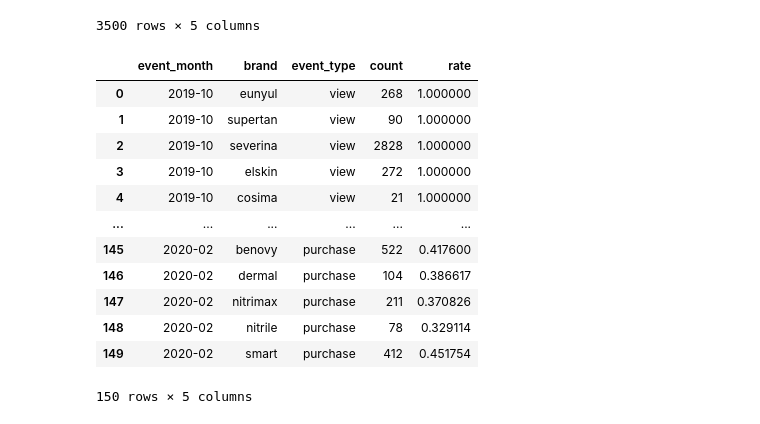
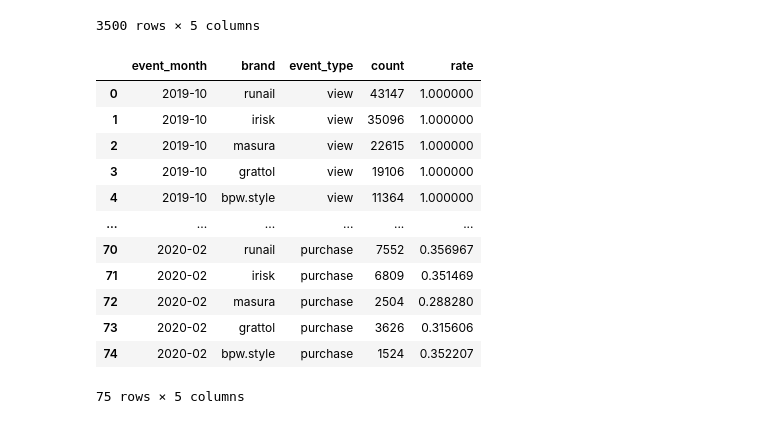
Before and after one commit to Blche/datathon_09, a Jupyter notebook: members/문세희/16_brand_funnel.ipynb, the cells around one changed output. Saved outputs shown, nothing was run; the diff lists cells and outputs as text; code cells hidden in the pictures.

```diff
--- a/members/문세희/16_brand_funnel.ipynb
+++ b/members/문세희/16_brand_funnel.ipynb
@@ -298,7 +298,7 @@ brand_conv_month_sorted.head(10)
 import pandas as pd
 
 # 0. event_time에서 월 추출
-df['event_month'] = pd.to_datetime(df['event_time']).dt.to_period('M')
+df['event_month'] = pd.to_datetime(df['event_time_moscow']).dt.to_period('M')
 
 # 1. remove_from_cart 제거
 df_filtered = df[~df['event_type'].isin(['remove_from_cart'])]
@@ -371,39 +371,42 @@ final_df
 # %%
 # 1. 브랜드 순서 지정
 brands_to_keep = [
-    'eunyul', 'supertan', 'severina', 'elskin', 'cosima',
-    'benovy', 'dermal', 'nitrimax', 'nitrile', 'smart'
+    'runail',
+    'irisk',
+    'masura',
+    'grattol',
+    'bpw.style'
 ]
 brand_order = pd.CategoricalDtype(categories=brands_to_keep, ordered=True)
 
 # 2. event_type 순서 지정
 event_order = pd.CategoricalDtype(categories=['view', 'cart', 'purchase'], ordered=True)
 
 # 3. 필터링 및 정렬
 filtered_df = (
     final_df[final_df['brand'].isin(brands_to_keep)]
     .assign(
         brand=lambda x: x['brand'].astype(brand_order),
         event_type=lambda x: x['event_type'].astype(event_order)
     )
     .sort_values(by=['event_month', 'event_type', 'brand'])
     .reset_index(drop=True)
 )
 
 filtered_df
 # %% [output]
 |  | event_month | brand | event_type | count | rate |
-| 0 | 2019-10 | eunyul | view | 268 | 1.000000 |
-| 1 | 2019-10 | supertan | view | 90 | 1.000000 |
-| 2 | 2019-10 | severina | view | 2828 | 1.000000 |
-| 3 | 2019-10 | elskin | view | 272 | 1.000000 |
-| 4 | 2019-10 | cosima | view | 21 | 1.000000 |
+| 0 | 2019-10 | runail | view | 43147 | 1.000000 |
+| 1 | 2019-10 | irisk | view | 35096 | 1.000000 |
+| 2 | 2019-10 | masura | view | 22615 | 1.000000 |
+| 3 | 2019-10 | grattol | view | 19106 | 1.000000 |
+| 4 | 2019-10 | bpw.style | view | 11364 | 1.000000 |
 | ... | ... | ... | ... | ... | ... |
-| 145 | 2020-02 | benovy | purchase | 522 | 0.417600 |
-| 146 | 2020-02 | dermal | purchase | 104 | 0.386617 |
-| 147 | 2020-02 | nitrimax | purchase | 211 | 0.370826 |
-| 148 | 2020-02 | nitrile | purchase | 78 | 0.329114 |
-| 149 | 2020-02 | smart | purchase | 412 | 0.451754 |
+| 70 | 2020-02 | runail | purchase | 7552 | 0.356967 |
+| 71 | 2020-02 | irisk | purchase | 6809 | 0.351469 |
+| 72 | 2020-02 | masura | purchase | 2504 | 0.288280 |
+| 73 | 2020-02 | grattol | purchase | 3626 | 0.315606 |
+| 74 | 2020-02 | bpw.style | purchase | 1524 | 0.352207 |
-150 rows × 5 columns
+75 rows × 5 columns
 # %%
 # CSV 저장
```
Also changed, not shown: parts of 1 cell of this notebook, 3 other files.
